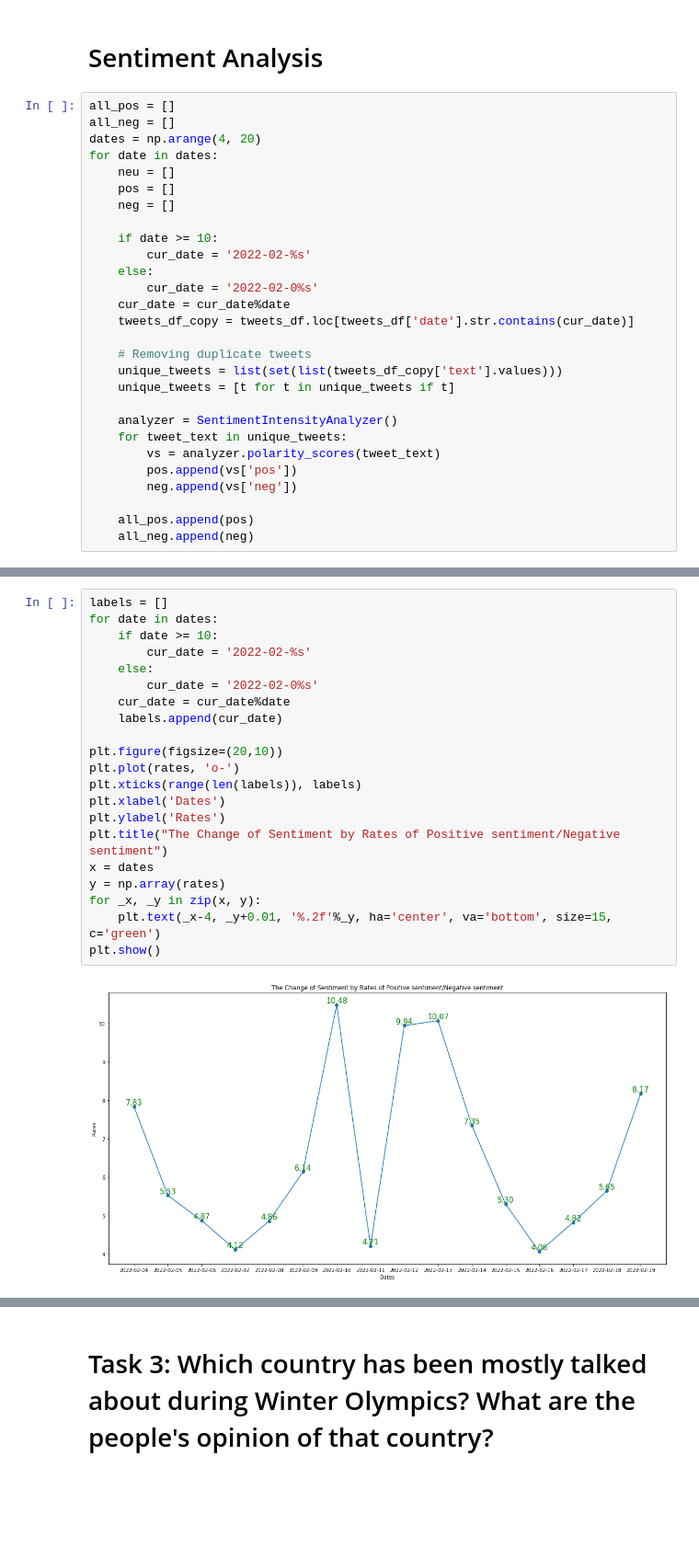
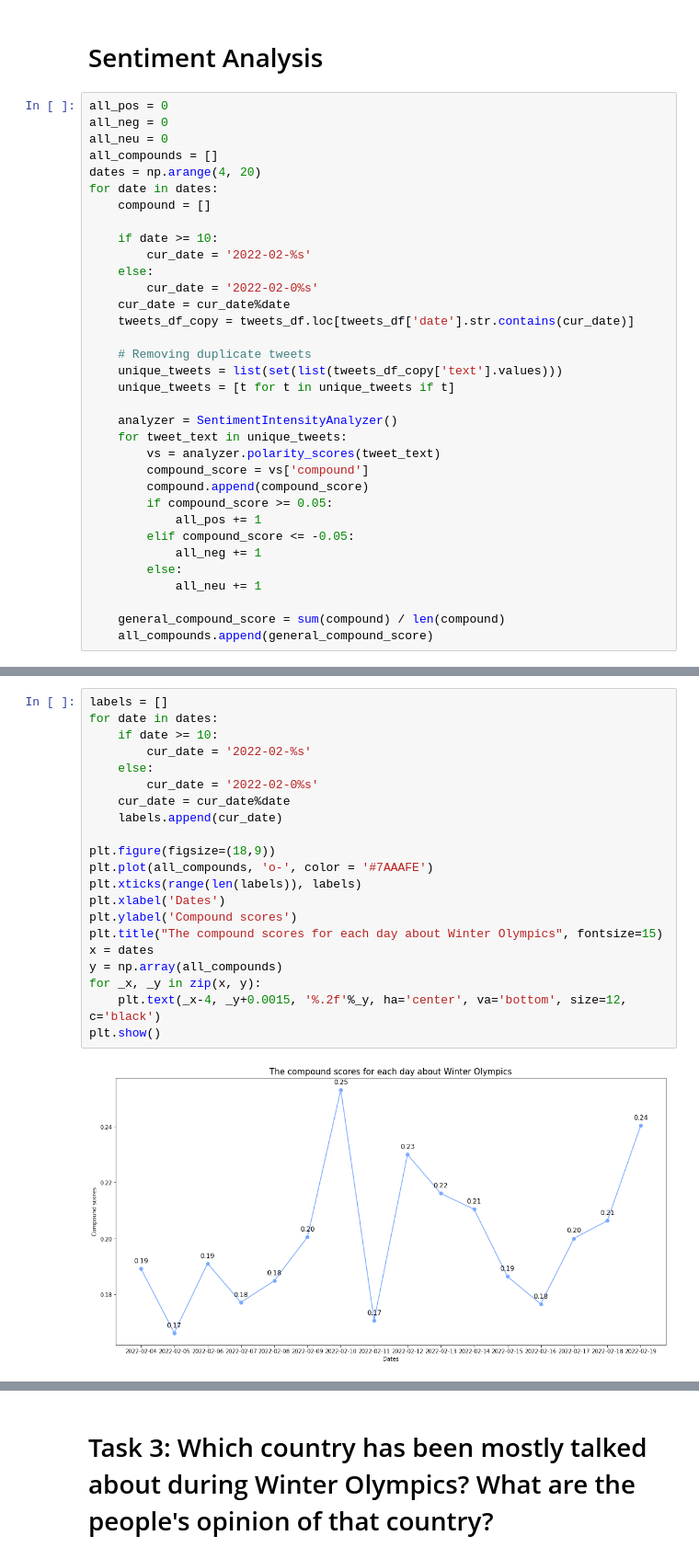
Before and after one commit to Zhayu517/SMA-Text-Mining, a Jupyter notebook: CW2.ipynb, the cells around one changed output, grey strips where cells are left out. Shown at 92% size. Cells and saved outputs as stored; diff of their text form; blank space fills up the shorter version.

Commit message:
use the compound score instead rate when doing SA; add a new notebook to modify question 3

```diff
--- a/CW2.ipynb
+++ b/CW2.ipynb
@@ -296,13 +285,13 @@ $ Gold medal $, $curling$, $skating$, $china$, $woman$ and $team USA$
 # %% [markdown]
 # Sentiment Analysis
 # %%
-all_pos = []
-all_neg = []
+all_pos = 0
+all_neg = 0
+all_neu = 0
+all_compounds = []
 dates = np.arange(4, 20)
 for date in dates:
-    neu = []
-    pos = []
-    neg = []
+    compound = []
 
     if date >= 10:
         cur_date = '2022-02-%s'
@@ -318,8 +307,14 @@ for date in dates:
     analyzer = SentimentIntensityAnalyzer()
     for tweet_text in unique_tweets:
         vs = analyzer.polarity_scores(tweet_text)
-        pos.append(vs['pos'])
-        neg.append(vs['neg'])
+        compound_score = vs['compound']
+        compound.append(compound_score)
+        if compound_score >= 0.05:
+            all_pos += 1
+        elif compound_score <= -0.05:
+            all_neg += 1
+        else:
+            all_neu += 1
 
-    all_pos.append(pos)
-    all_neg.append(neg)
+    general_compound_score = sum(compound) / len(compound)
+    all_compounds.append(general_compound_score)
@@ -336,23 +333,23 @@ for i in range(len(all_pos)):
 # %%
 labels = []
 for date in dates:
     if date >= 10:
         cur_date = '2022-02-%s'
     else:
         cur_date = '2022-02-0%s'
     cur_date = cur_date%date
     labels.append(cur_date)
 
-plt.figure(figsize=(20,10))
-plt.plot(rates, 'o-')
+plt.figure(figsize=(18,9))
+plt.plot(all_compounds, 'o-', color = '#7AAAFE')
 plt.xticks(range(len(labels)), labels)
 plt.xlabel('Dates')
-plt.ylabel('Rates')
-plt.title("The Change of Sentiment by Rates of Positive sentiment/Negative sentiment")
+plt.ylabel('Compound scores')
+plt.title("The compound scores for each day about Winter Olympics", fontsize=15)
 x = dates
-y = np.array(rates)
+y = np.array(all_compounds)
 for _x, _y in zip(x, y):
-    plt.text(_x-4, _y+0.01, '%.2f'%_y, ha='center', va='bottom', size=15, c='green')
+    plt.text(_x-4, _y+0.0015, '%.2f'%_y, ha='center', va='bottom', size=12, c='black')
 plt.show()
 # %% [output]
-[figure, old version]
+[figure, new version]
```
Also changed, not shown: parts of 25 cells of this notebook, 1 other file.
